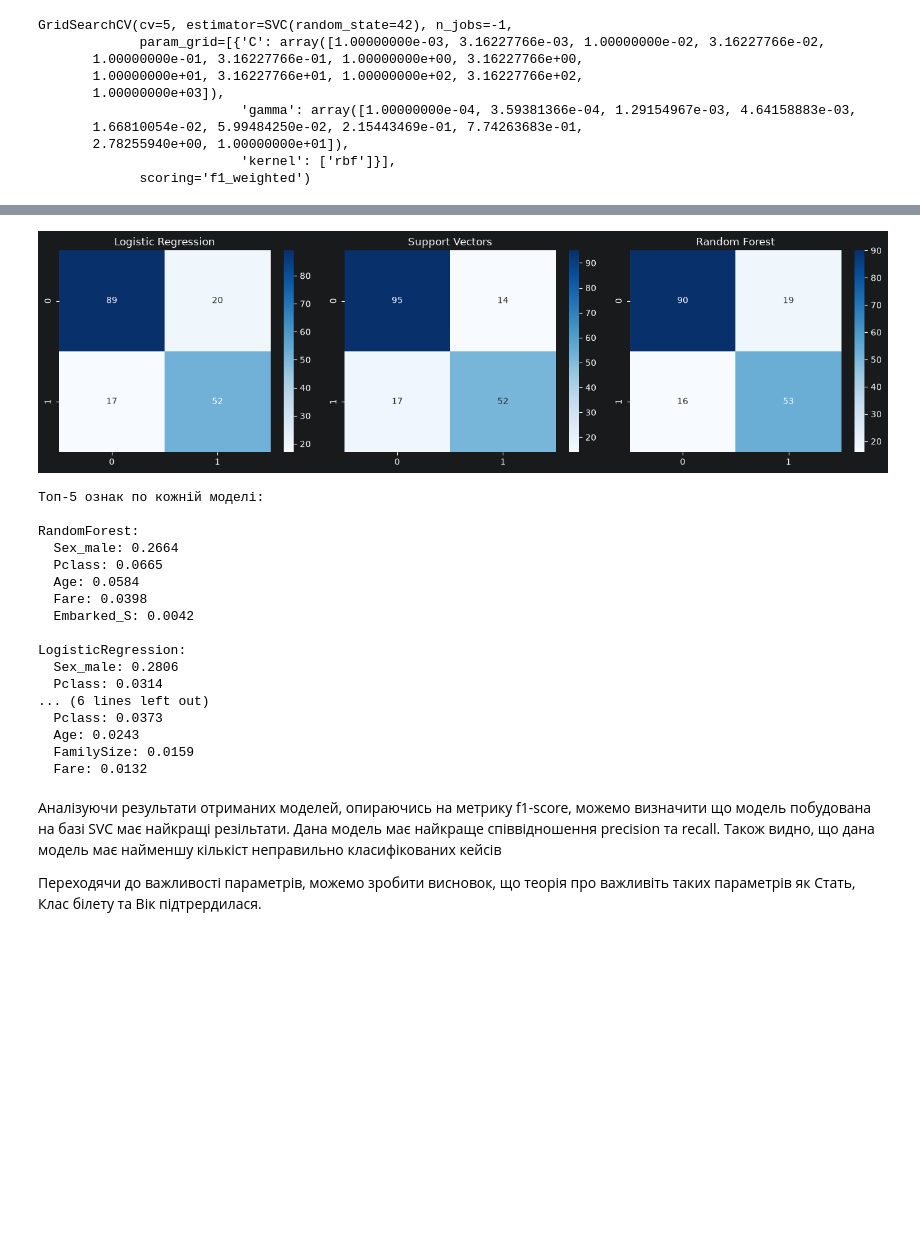
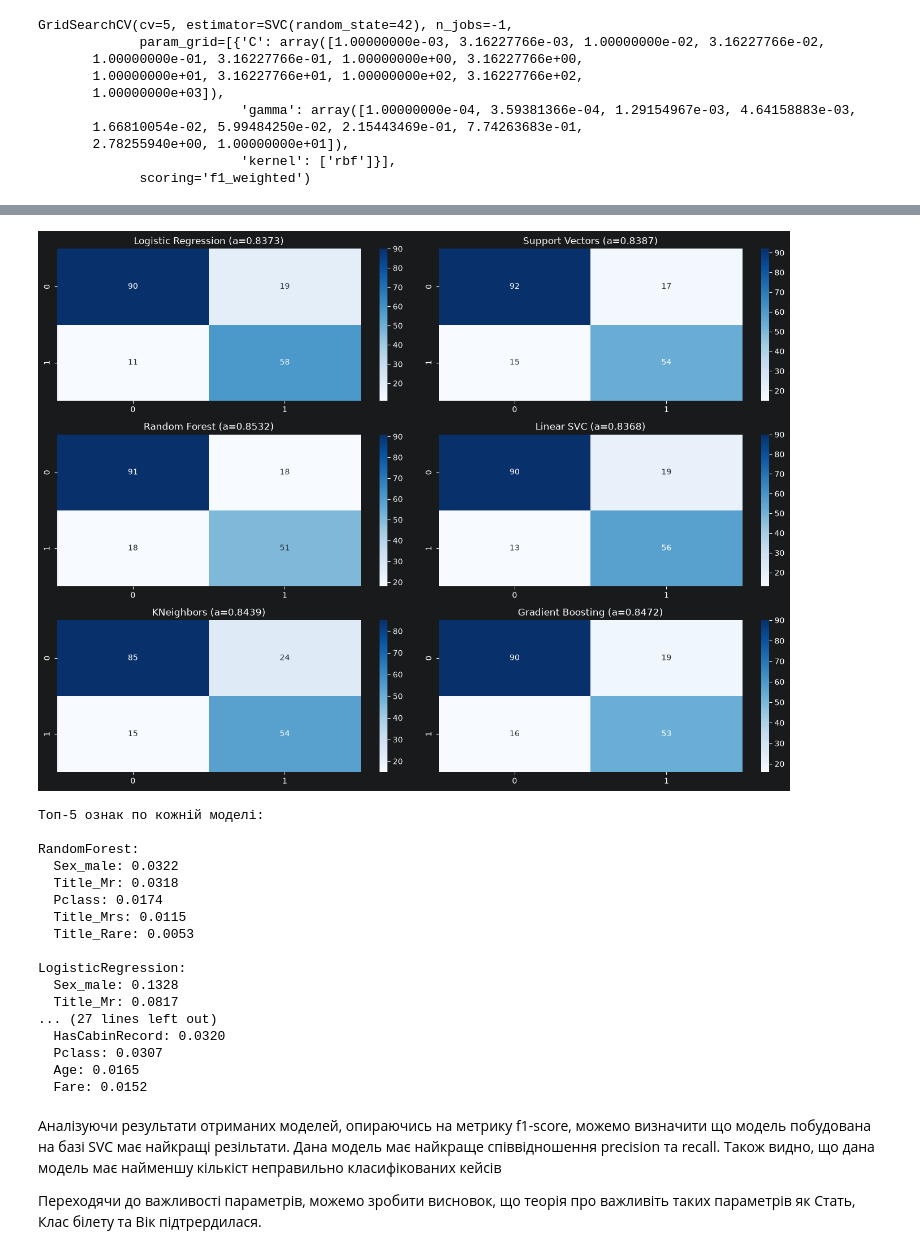
Before and after one commit to koros-rk/goit-ds-hw, a Jupyter notebook: kaggle_titanic.ipynb, the cells around one changed output, grey strips where cells are left out. Drawn from its saved outputs; the diff is of its cells as text; code cells hidden in the pictures; blank space fills up the shorter version.

```diff
--- a/kaggle_titanic.ipynb
+++ b/kaggle_titanic.ipynb
@@ -233,7 +260,7 @@ plt.show()
 df_train = df_train.reset_index(drop=True)
 
 encoder = OneHotEncoder(sparse_output=False, drop='if_binary')
-to_encode = ['Sex', 'Embarked']
+to_encode = ['Sex', 'Embarked', 'Title']
 
 encoded = encoder.fit_transform(df_train[to_encode])
 encoded_df = pd.DataFrame(encoded, columns=encoder.get_feature_names_out(to_encode))
@@ -393,0 +539,18 @@ pd.concat(dfs, axis=1)
+# %%
+param_grid = {
+    'n_estimators': [100, 200, 300],
+    'learning_rate': [0.01, 0.05, 0.1],
+    'max_depth': [2, 3, 5],
+    'min_samples_split': [2, 5, 10],
+    'min_samples_leaf': [1, 2, 4],
+    'subsample': [0.8, 1.0],
+}
+
+gb_classifier = GridSearchCV(
+    GradientBoostingClassifier(random_state=42),
+    param_grid,
+    cv=5,
+    scoring='f1_weighted',
+    n_jobs=-1,
+)
+gb_classifier.fit(X_train, y_train)
@@ -393,0 +566,8 @@ pd.concat(dfs, axis=1)
+# %%
+y_pred = gb_classifier.predict(X_test)
+
+gb_cm = confusion_matrix(y_test, y_pred)
+gb_accuracy = accuracy_score(y_test, y_pred)
+gb_premutation = permutation_importance(gb_classifier, X_test, y_test, n_repeats=10, random_state=42)
+
+print(classification_report(y_test, y_pred, target_names=classes, zero_division=False))
@@ -394,27 +592,30 @@ pd.concat(dfs, axis=1)
 # %%
-fig, axes = plt.subplots(1, 3, figsize=(14, 4))
+fig, axes = plt.subplots(3, 2, figsize=(14, 10))
 axes = axes.flatten()
 
 sns.heatmap(log_cm, annot=True, fmt='d', cmap='Blues', ax=axes[0])
-axes[0].set_title('Logistic Regression')
+axes[0].set_title(f'Logistic Regression (a={log_classifier.best_score_:.4f})')
 
 sns.heatmap(svc_cm, annot=True, fmt='d', cmap='Blues', ax=axes[1])
-axes[1].set_title('Support Vectors')
+axes[1].set_title(f'Support Vectors (a={svc_classifier.best_score_:.4f})')
 
 sns.heatmap(tree_cm, annot=True, fmt='d', cmap='Blues', ax=axes[2])
-axes[2].set_title('Random Forest')
+axes[2].set_title(f'Random Forest (a={tree_classifier.best_score_:.4f})')
+
+sns.heatmap(lsvc_cm, annot=True, fmt='d', cmap='Blues', ax=axes[3])
+axes[3].set_title(f'Linear SVC (a={lsvc_classifier.best_score_:.4f})')
+
+sns.heatmap(knc_cm, annot=True, fmt='d', cmap='Blues', ax=axes[4])
+axes[4].set_title(f'KNeighbors (a={knc_classifier.best_score_:.4f})')
+
+sns.heatmap(gb_cm, annot=True, fmt='d', cmap='Blues', ax=axes[5])
+axes[5].set_title(f'Gradient Boosting (a={gb_classifier.best_score_:.4f})')
 
 plt.tight_layout()
 plt.show()
 # %% [output]
-[figure, old version]
+[figure, new version]
 # %%
-models = {
-    "RandomForest": tree_classifier,
-    "LogisticRegression": log_classifier,
-    "SVC": svc_classifier,
-}
-
 X_test, y_test = X_test, y_test
 feature_names = features
 
@@ -451,20 +652,20 @@ for name in models:
 Топ-5 ознак по кожній моделі:
 
 RandomForest:
-  Sex_male: 0.2664
-  Pclass: 0.0665
-  Age: 0.0584
-  Fare: 0.0398
-  Embarked_S: 0.0042
+  Sex_male: 0.0322
+  Title_Mr: 0.0318
+  Pclass: 0.0174
+  Title_Mrs: 0.0115
+  Title_Rare: 0.0053
 
 LogisticRegression:
-  Sex_male: 0.2806
-  Pclass: 0.0314
-... (6 lines left out)
-  Pclass: 0.0373
-  Age: 0.0243
-  FamilySize: 0.0159
-  Fare: 0.0132
+  Sex_male: 0.1328
+  Title_Mr: 0.0817
+... (27 lines left out)
+  HasCabinRecord: 0.0320
+  Pclass: 0.0307
+  Age: 0.0165
+  Fare: 0.0152
 # %% [markdown]
 Аналізуючи результати отриманих моделей, опираючись на метрику f1-score, можемо визначити що модель побудована на базі SVC має найкращі резільтати. Дана модель має найкраще співвідношення precision та recall. Також видно, що дана модель має найменшу кількіст неправильно класифікованих кейсів
 
```
Also changed, not shown: parts of 29 cells of this notebook, 6 other files.
